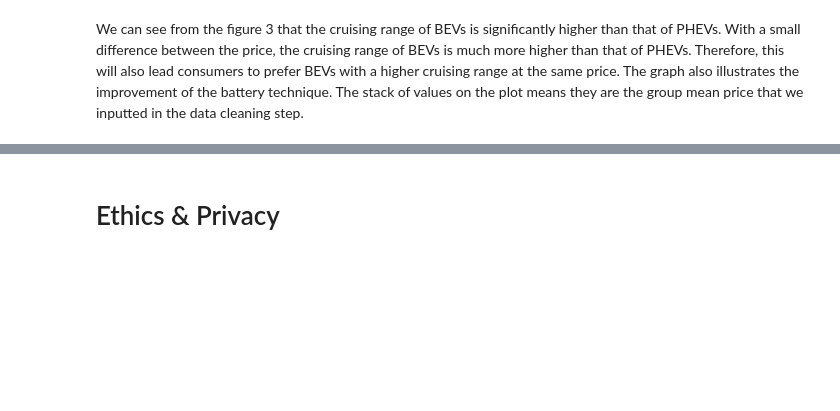
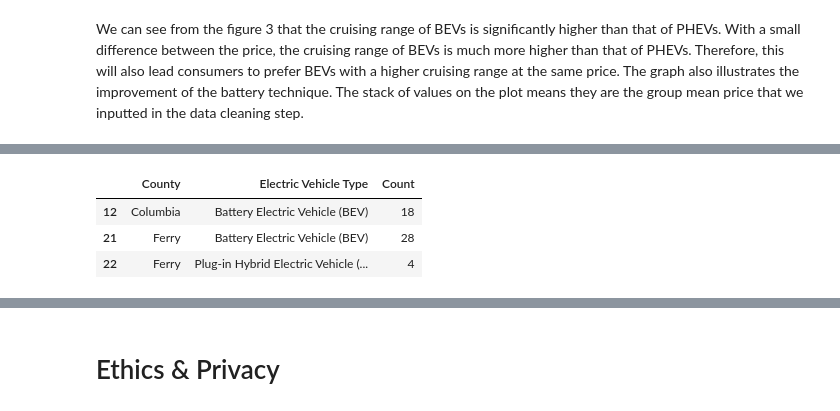
Before and after one commit to cecilia-lin/EV_Project, a Jupyter notebook: FinalProject_Group092-FA24.ipynb, the cells around one changed output, grey strips where cells are left out. Saved outputs shown, nothing was run; the diff lists cells and outputs as text; code cells hidden in the pictures; blank space fills up the shorter version.

```diff
--- a/FinalProject_Group092-FA24.ipynb
+++ b/FinalProject_Group092-FA24.ipynb
@@ -445,0 +457,7 @@ Some more words and stuff.  Remember notebooks work best if you interleave the c
+# %%
+ev_count_by_county[(ev_count_by_county['County'] == 'Columbia') | (ev_count_by_county['County'] == 'Ferry')]
+# %% [output]
+|  | County | Electric Vehicle Type | Count |
+| 12 | Columbia | Battery Electric Vehicle (BEV) | 18 |
+| 21 | Ferry | Battery Electric Vehicle (BEV) | 28 |
+| 22 | Ferry | Plug-in Hybrid Electric Vehicle (... | 4 |
```
Also changed, not shown: parts of 25 cells of this notebook.
